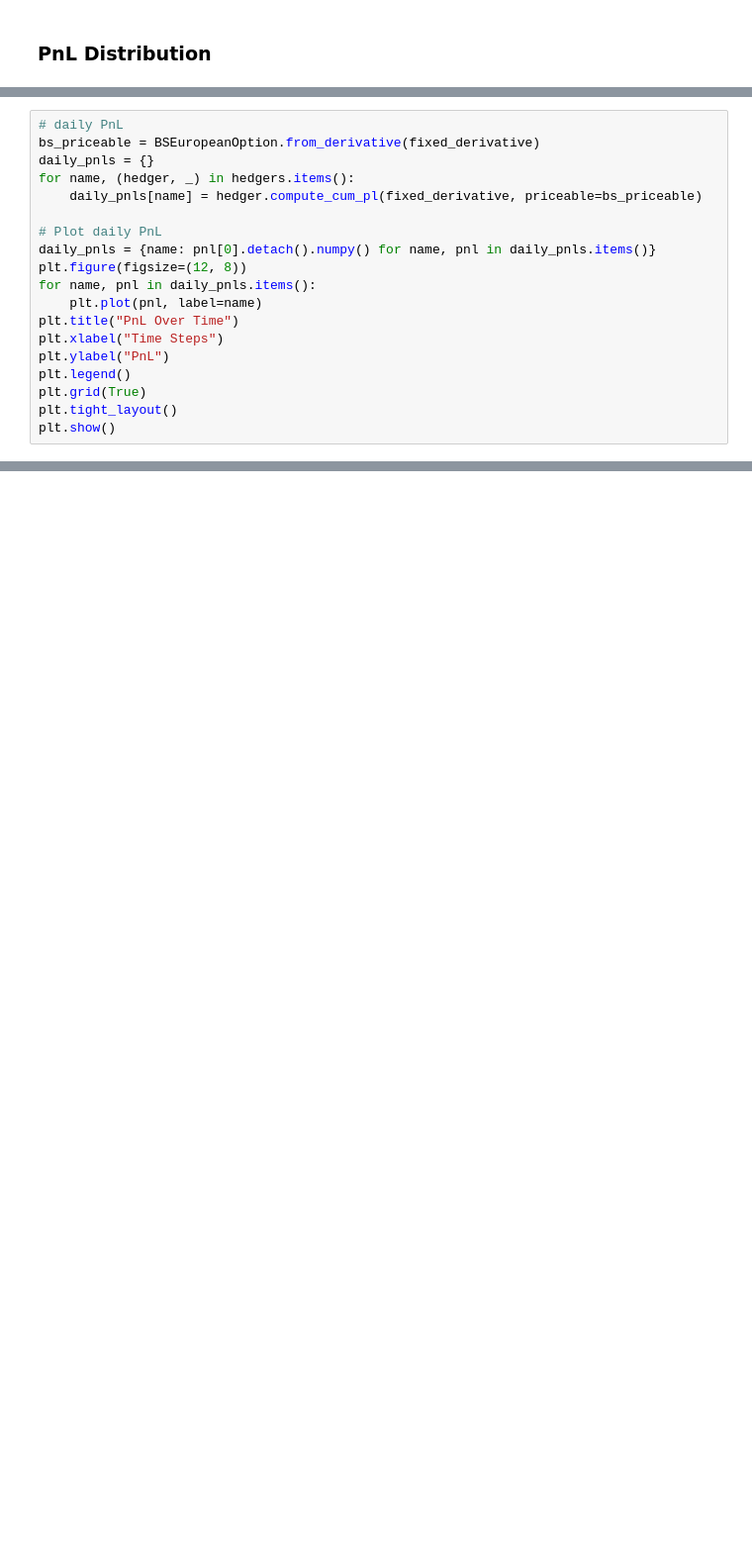
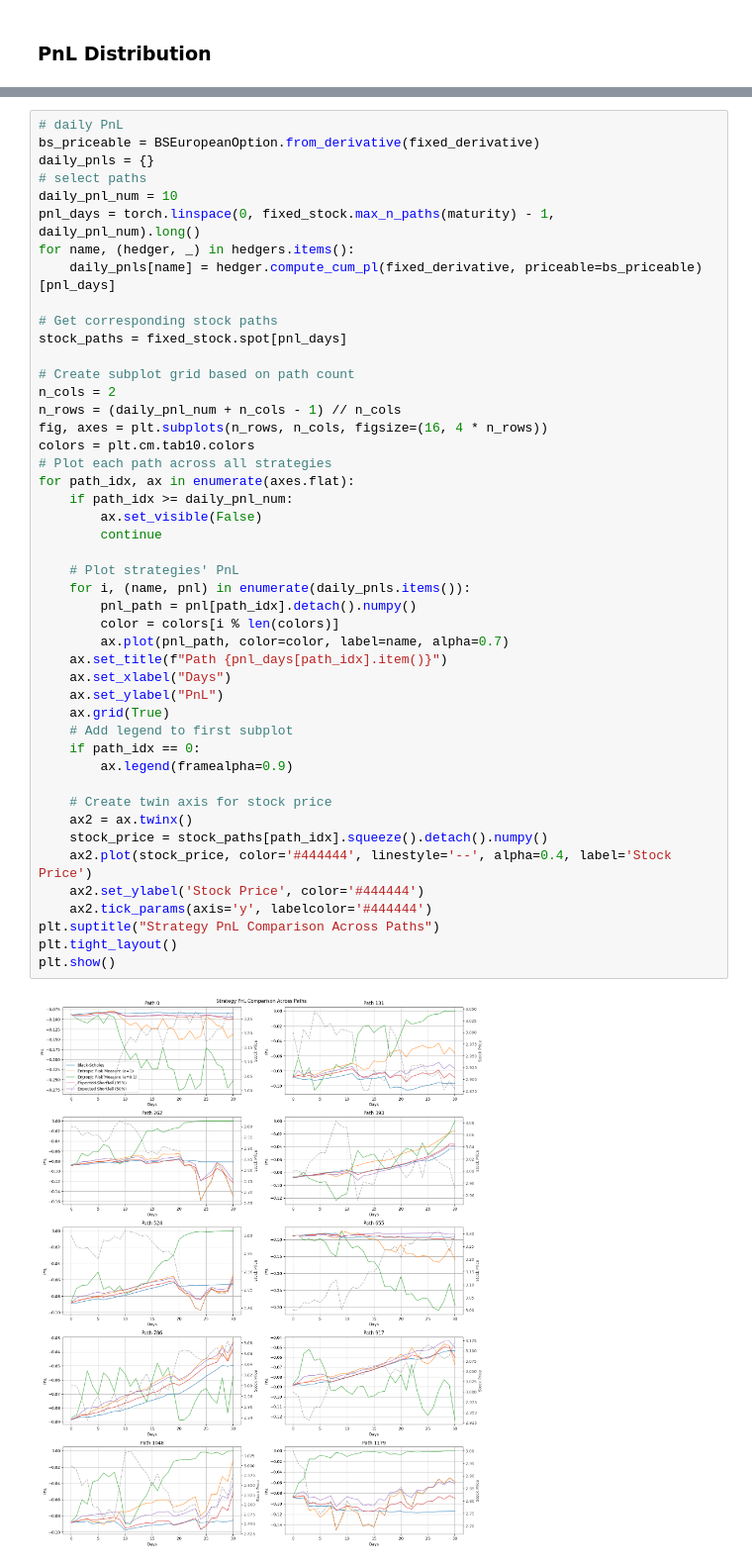
Before and after one commit to pfnet-research/pfhedge, a Jupyter notebook: examples/pnl_european.ipynb, the cells around one changed output, grey strips where cells are left out. Shown at 99% size. Drawn from its saved outputs; the diff is of its cells as text; blank space fills up the shorter version.

```diff
--- a/examples/pnl_european.ipynb
+++ b/examples/pnl_european.ipynb
@@ -171,19 +189,0 @@ Expected Shortfall (50%): -0.046817053109407425
-# %%
-# daily PnL
-bs_priceable = BSEuropeanOption.from_derivative(fixed_derivative)
-daily_pnls = {}
-for name, (hedger, _) in hedgers.items():
-    daily_pnls[name] = hedger.compute_cum_pl(fixed_derivative, priceable=bs_priceable)
-
-# Plot daily PnL
-daily_pnls = {name: pnl[0].detach().numpy() for name, pnl in daily_pnls.items()}
-plt.figure(figsize=(12, 8))
-for name, pnl in daily_pnls.items():
-    plt.plot(pnl, label=name)
-plt.title("PnL Over Time")
-plt.xlabel("Time Steps")
-plt.ylabel("PnL")
-plt.legend()
-plt.grid(True)
-plt.tight_layout()
-plt.show()
@@ -191,0 +190,48 @@ plt.show()
+# %%
+# daily PnL
+bs_priceable = BSEuropeanOption.from_derivative(fixed_derivative)
+daily_pnls = {}
+# select paths
+daily_pnl_num = 10
+pnl_days = torch.linspace(0, fixed_stock.max_n_paths(maturity) - 1, daily_pnl_num).long()
+for name, (hedger, _) in hedgers.items():
+    daily_pnls[name] = hedger.compute_cum_pl(fixed_derivative, priceable=bs_priceable)[pnl_days]
+
+# Get corresponding stock paths
+stock_paths = fixed_stock.spot[pnl_days]
+
+# Create subplot grid based on path count
+n_cols = 2
+n_rows = (daily_pnl_num + n_cols - 1) // n_cols
+fig, axes = plt.subplots(n_rows, n_cols, figsize=(16, 4 * n_rows))
+colors = plt.cm.tab10.colors
+# Plot each path across all strategies
+for path_idx, ax in enumerate(axes.flat):
+    if path_idx >= daily_pnl_num:
+        ax.set_visible(False)
+        continue
+
+    # Plot strategies' PnL
+    for i, (name, pnl) in enumerate(daily_pnls.items()):
+        pnl_path = pnl[path_idx].detach().numpy()
+        color = colors[i % len(colors)]
+        ax.plot(pnl_path, color=color, label=name, alpha=0.7)
+    ax.set_title(f"Path {pnl_days[path_idx].item()}")
+    ax.set_xlabel("Days")
+    ax.set_ylabel("PnL")
+    ax.grid(True)
+    # Add legend to first subplot
+    if path_idx == 0:
+        ax.legend(framealpha=0.9)
+
+    # Create twin axis for stock price
+    ax2 = ax.twinx()
+    stock_price = stock_paths[path_idx].squeeze().detach().numpy()
+    ax2.plot(stock_price, color='#444444', linestyle='--', alpha=0.4, label='Stock Price')
+    ax2.set_ylabel('Stock Price', color='#444444')
+    ax2.tick_params(axis='y', labelcolor='#444444')
+plt.suptitle("Strategy PnL Comparison Across Paths")
+plt.tight_layout()
+plt.show()
+# %% [output]
+[figure, added]
```
Also changed, not shown: parts of 10 cells of this notebook, 8 other files.
